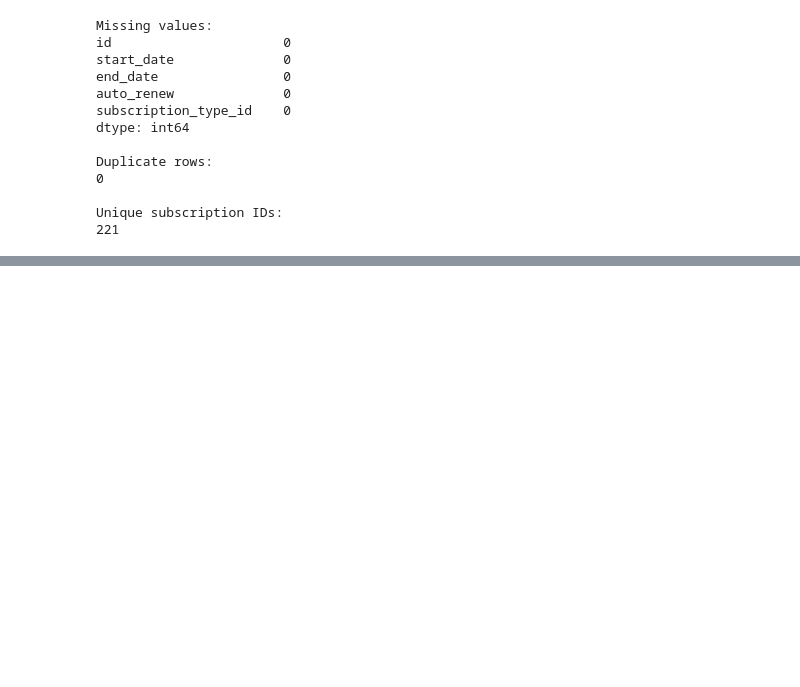
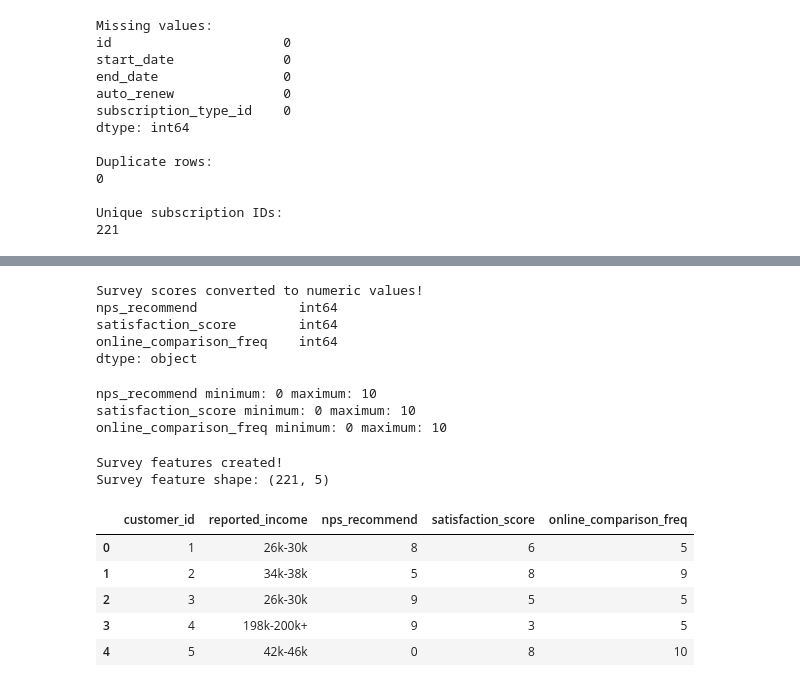
Before and after one commit to ashwinkumar1103/P1G7, a Jupyter notebook: ETLPipeline.ipynb, the cells around one changed output, grey strips where cells are left out. Drawn from its saved outputs; the diff is of its cells as text; code cells hidden in the pictures; blank space fills up the shorter version.

```diff
--- a/ETLPipeline.ipynb
+++ b/ETLPipeline.ipynb
@@ -425,0 +985,66 @@ Unique subscription IDs:
+# %%
+# Convert survey rating columns to numeric
+
+score_columns = [
+    "nps_recommend",
+    "satisfaction_score",
+    "online_comparison_freq"
+]
+
+for column in score_columns:
+    survey_with_customer[column] = pd.to_numeric(
+        survey_with_customer[column],
+        errors="coerce"
+    )
+
+print("Survey scores converted to numeric values!")
+
+print(
+    survey_with_customer[score_columns].dtypes
+)
+# %% [output]
+Survey scores converted to numeric values!
+nps_recommend             int64
+satisfaction_score        int64
+online_comparison_freq    int64
+dtype: object
+# %%
+# Check survey score ranges
+
+for column in score_columns:
+    print(
+        column,
+        "minimum:", survey_with_customer[column].min(),
+        "maximum:", survey_with_customer[column].max()
+    )
+# %% [output]
+nps_recommend minimum: 0 maximum: 10
+satisfaction_score minimum: 0 maximum: 10
+online_comparison_freq minimum: 0 maximum: 10
+# %%
+# Select survey features without personal information
+
+survey_features = survey_with_customer[
+    [
+        "customer_id",
+        "reported_income",
+        "nps_recommend",
+        "satisfaction_score",
+        "online_comparison_freq"
+    ]
+].copy()
+
+print("Survey features created!")
+
+print("Survey feature shape:", survey_features.shape)
+
+display(survey_features.head())
+# %% [output]
+Survey features created!
+Survey feature shape: (221, 5)
+|  | customer_id | reported_income | nps_recommend | satisfaction_score | online_comparison_freq |
+| 0 | 1 | 26k-30k | 8 | 6 | 5 |
+| 1 | 2 | 34k-38k | 5 | 8 | 9 |
+| 2 | 3 | 26k-30k | 9 | 5 | 5 |
+| 3 | 4 | 198k-200k+ | 9 | 3 | 5 |
+| 4 | 5 | 42k-46k | 0 | 8 | 10 |
```
Also changed, not shown: parts of 46 cells of this notebook.
